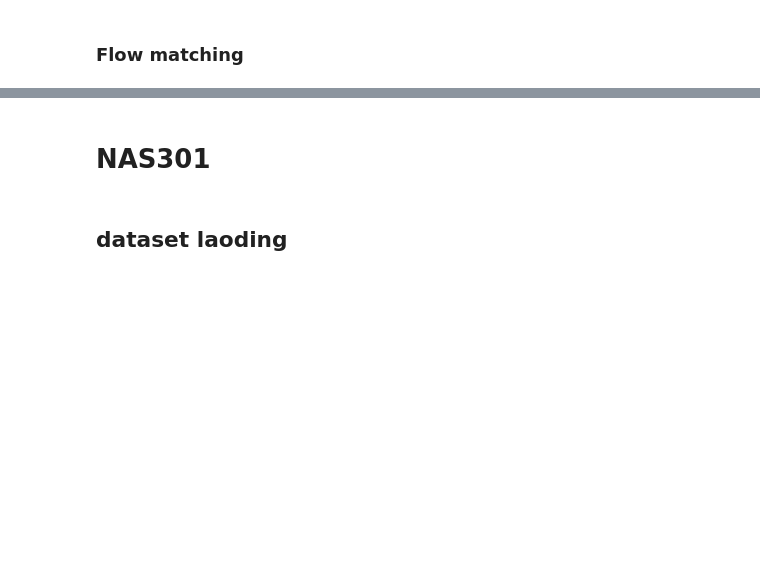
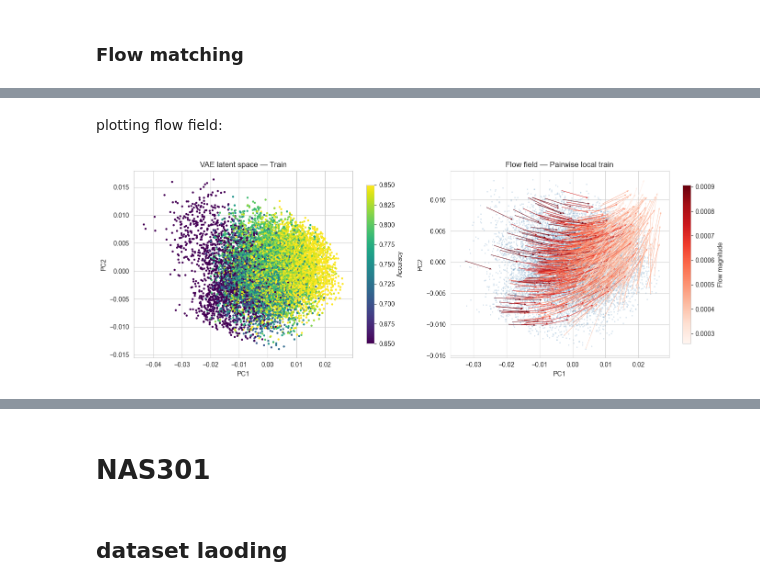
Before and after one commit to mvrmoris/Deep-Learning-Project, a Jupyter notebook: data_inspection.ipynb, the cells around one changed output, grey strips where cells are left out. Drawn from its saved outputs; the diff is of its cells as text; code cells hidden in the pictures; blank space fills up the shorter version.

```diff
--- a/data_inspection.ipynb
+++ b/data_inspection.ipynb
@@ -615,0 +315,74 @@ plt.show()
+# %% [markdown]
+plotting flow field:
+# %%
+flow.eval()
+z_low = pairs_x.detach().to(DEVICE)
+
+with torch.no_grad():
+    v_new = flow(z_low)
+z_low_np = z_low.cpu().numpy()
+v_new_np = v_new.cpu().numpy()
+
+z_low_2d = pca.transform(z_low_np)
+z_next_2d = pca.transform(z_low_np + v_new_np)
+v_2d = z_next_2d - z_low_2d
+
+v_mag = np.linalg.norm(v_2d, axis=1)
+v_norm = v_2d / (v_mag[:, None] + 1e-8)
+
+arrow_len = min(z_low_2d[:, 0].ptp(), z_low_2d[:, 1].ptp()) * 0.3
+idx = np.random.choice(len(z_low_2d),size=min(800, len(z_low_2d)),replace=False)
+fig, axes = plt.subplots(1,2, figsize=(14,5))
+
+sc0 = axes[0].scatter(
+    z_2d_vae_acc[:, 0],
+    z_2d_vae_acc[:, 1],
+    c=y_train,
+    cmap="viridis",
+    s=5,
+    vmin=0.65,
+    vmax=0.85
+)
+axes[0].set_title("VAE latent space — Train")
+axes[0].set_xlabel("PC1")
+axes[0].set_ylabel("PC2")
+fig.colorbar(sc0, ax=axes[0], shrink=0.85).set_label("Accuracy")
+
+axes[1].scatter(
+    z_low_2d[:, 0],
+    z_low_2d[:, 1],
+    color="steelblue",
+    s=5,
+    alpha=0.2,
+    linewidths=0,
+    zorder=2
+)
+q = axes[1].quiver(
+    z_low_2d[idx, 0],
+    z_low_2d[idx, 1],
+    v_norm[idx, 0] * arrow_len,
+    v_norm[idx, 1] * arrow_len,
+    v_mag[idx],
+    cmap="Reds",
+    norm=plt.Normalize(
+        vmin=v_mag.min(),
+        vmax=np.percentile(v_mag, 95)
+    ),
+    angles="xy",
+    scale_units="xy",
+    scale=1,
+    width=0.002,
+    headwidth=4,
+    headlength=5,
+    alpha=1,
+    zorder=3
+)
+
+axes[1].set_title("Flow field — Pairwise local train")
+axes[1].set_xlabel("PC1")
+axes[1].set_ylabel("PC2")
+fig.colorbar(q, ax=axes[1], shrink=0.85).set_label("Flow magnitude")
+
+plt.show()
+# %% [output]
+[figure, added]
```
Also changed, not shown: parts of 32 cells of this notebook.
